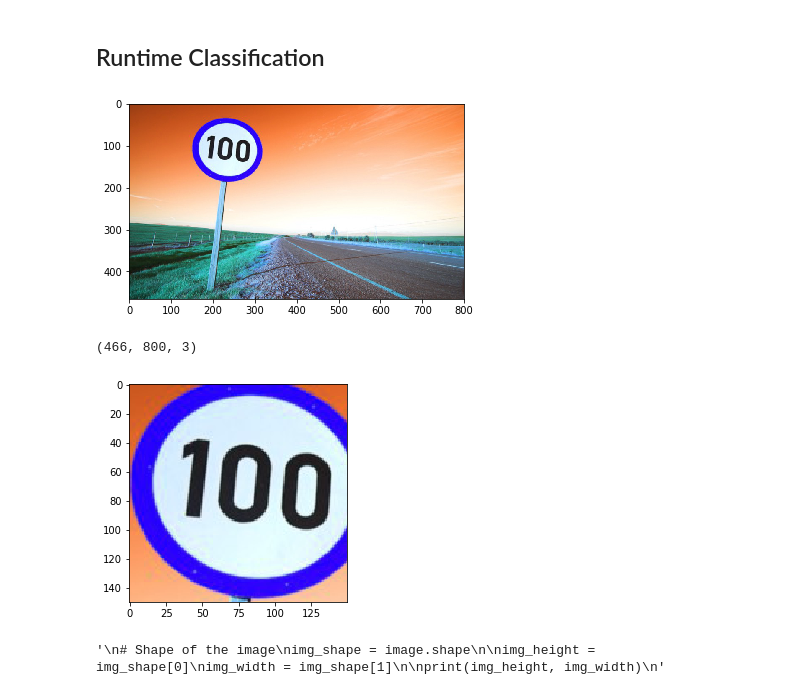
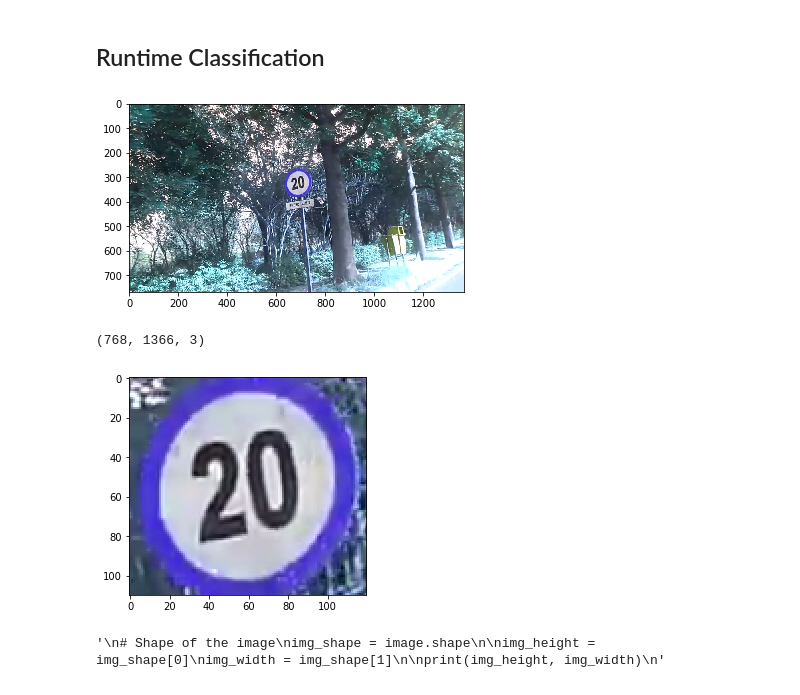
Before and after one commit to rajatgoyal715/Traffic-Sign-Classification, a Jupyter notebook: Traffic_Sign_Classifier.ipynb, the cells around one changed output. Cells and saved outputs as stored; diff of their text form; code cells hidden in the pictures.

Commit message:
Update image for runtime classification
-- DTU trafiic sign gives 97% accuracy

```diff
--- a/Traffic_Sign_Classifier.ipynb
+++ b/Traffic_Sign_Classifier.ipynb
@@ -668,7 +668,7 @@ plt.show()
 # %%
 plt.clf()
 
-image = cv2.imread('./video_images/sign1.jpeg')
+image = cv2.imread('./video_images/dtu2.png')
 image = np.asarray(image)
 
 plt.imshow(image)
@@ -676,15 +676,15 @@ plt.show()
 
 print(image.shape)
 # %% [output]
-[figure, old version]
+[figure, new version]
-(466, 800, 3)
+(768, 1366, 3)
 # %%
 # Crop the image according to the sign position
-image = image[40:190, 150:300]
+image = image[270:380, 630:750]
 plt.imshow(image)
 plt.show()
 # %% [output]
-[figure, old version]
+[figure, new version]
 # %%
 '''
 # Shape of the image
```
Also changed, not shown: parts of 3 cells of this notebook.
